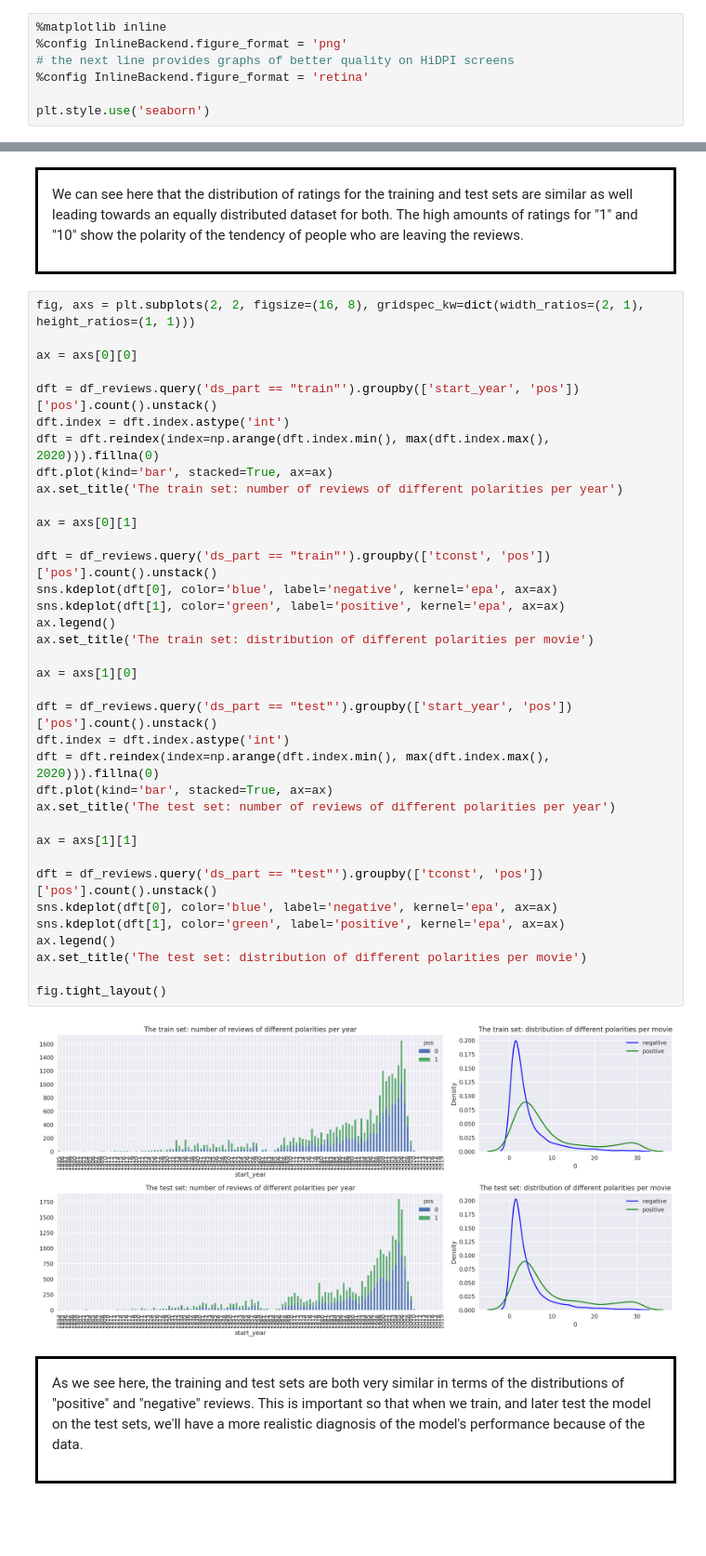
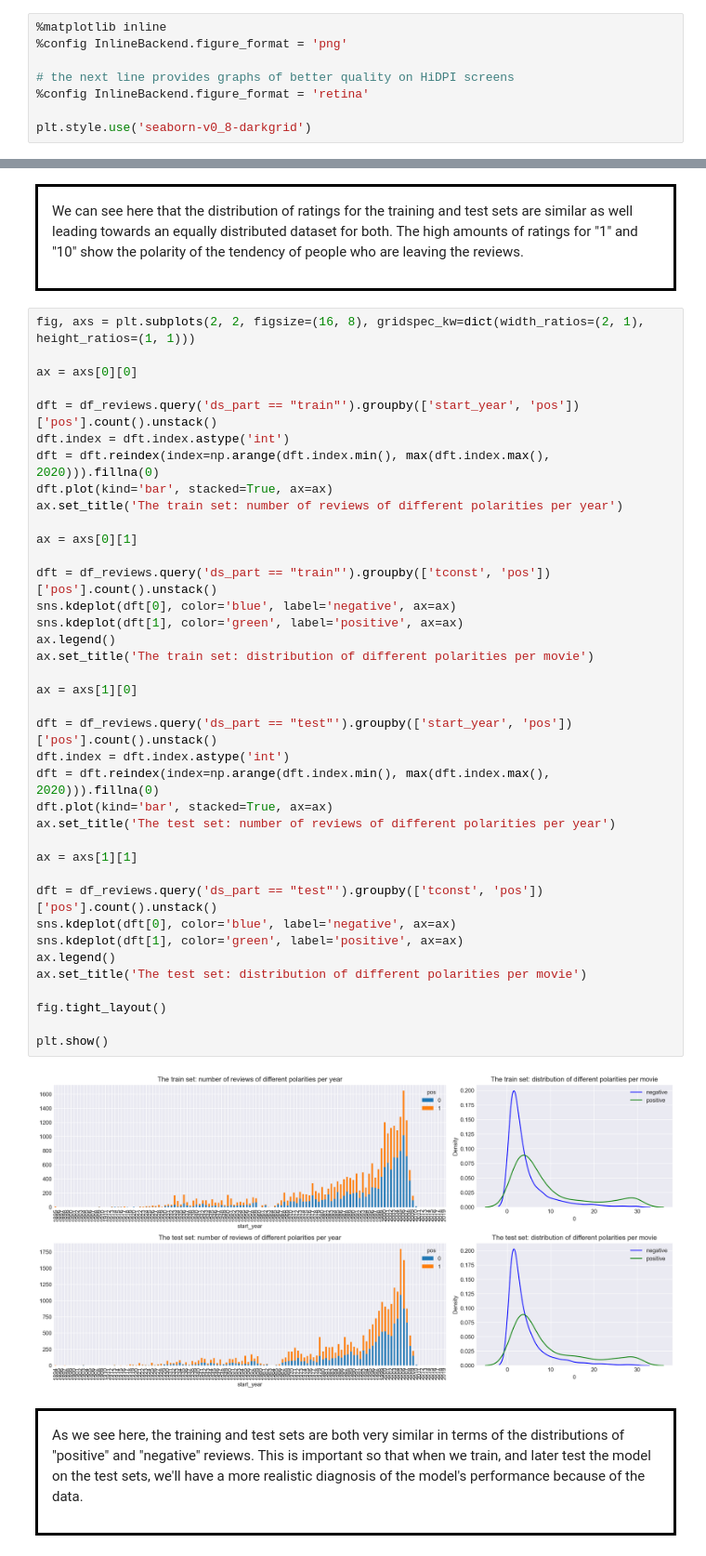
Before and after one commit to AndrewMendezData/TripleTenDSRepo, a Jupyter notebook: S14 | Film Junky Union/S14 | Film Junky Union.ipynb, the cells around one changed output, grey strips where cells are left out. Shown at 93% size. Cells and saved outputs as stored; diff of their text form; blank space fills up the shorter version.

```diff
--- a/S14 | Film Junky Union/S14 | Film Junky Union.ipynb
+++ b/S14 | Film Junky Union/S14 | Film Junky Union.ipynb
@@ -106,9 +35,10 @@ ModuleNotFoundError: No module named 'spaCy'
 # %%
 %matplotlib inline
 %config InlineBackend.figure_format = 'png'
+
 # the next line provides graphs of better quality on HiDPI screens
 %config InlineBackend.figure_format = 'retina'
 
-plt.style.use('seaborn')
+plt.style.use('seaborn-v0_8-darkgrid')
 # %%
 # this is to use progress_apply, read more at https://pypi.org/project/tqdm/#pandas-integration
@@ -242,38 +174,40 @@ fig, axs = plt.subplots(2, 2, figsize=(16, 8), gridspec_kw=dict(width_ratios=(2,
 ax = axs[0][0]
 
 dft = df_reviews.query('ds_part == "train"').groupby(['start_year', 'pos'])['pos'].count().unstack()
 dft.index = dft.index.astype('int')
 dft = dft.reindex(index=np.arange(dft.index.min(), max(dft.index.max(), 2020))).fillna(0)
 dft.plot(kind='bar', stacked=True, ax=ax)
 ax.set_title('The train set: number of reviews of different polarities per year')
 
 ax = axs[0][1]
 
 dft = df_reviews.query('ds_part == "train"').groupby(['tconst', 'pos'])['pos'].count().unstack()
-sns.kdeplot(dft[0], color='blue', label='negative', kernel='epa', ax=ax)
-sns.kdeplot(dft[1], color='green', label='positive', kernel='epa', ax=ax)
+sns.kdeplot(dft[0], color='blue', label='negative', ax=ax)
+sns.kdeplot(dft[1], color='green', label='positive', ax=ax)
 ax.legend()
 ax.set_title('The train set: distribution of different polarities per movie')
 
 ax = axs[1][0]
 
 dft = df_reviews.query('ds_part == "test"').groupby(['start_year', 'pos'])['pos'].count().unstack()
 dft.index = dft.index.astype('int')
 dft = dft.reindex(index=np.arange(dft.index.min(), max(dft.index.max(), 2020))).fillna(0)
 dft.plot(kind='bar', stacked=True, ax=ax)
 ax.set_title('The test set: number of reviews of different polarities per year')
 
 ax = axs[1][1]
 
 dft = df_reviews.query('ds_part == "test"').groupby(['tconst', 'pos'])['pos'].count().unstack()
-sns.kdeplot(dft[0], color='blue', label='negative', kernel='epa', ax=ax)
-sns.kdeplot(dft[1], color='green', label='positive', kernel='epa', ax=ax)
+sns.kdeplot(dft[0], color='blue', label='negative', ax=ax)
+sns.kdeplot(dft[1], color='green', label='positive', ax=ax)
 ax.legend()
 ax.set_title('The test set: distribution of different polarities per movie')
 
 fig.tight_layout()
+
+plt.show()
 # %% [output]
-[figure, old version]
+[figure, new version]
 # %% [markdown]
 <div style="border: 3px solid black; padding: 15px; margin: 10px">
 
```
Also changed, not shown: parts of 47 cells of this notebook.
